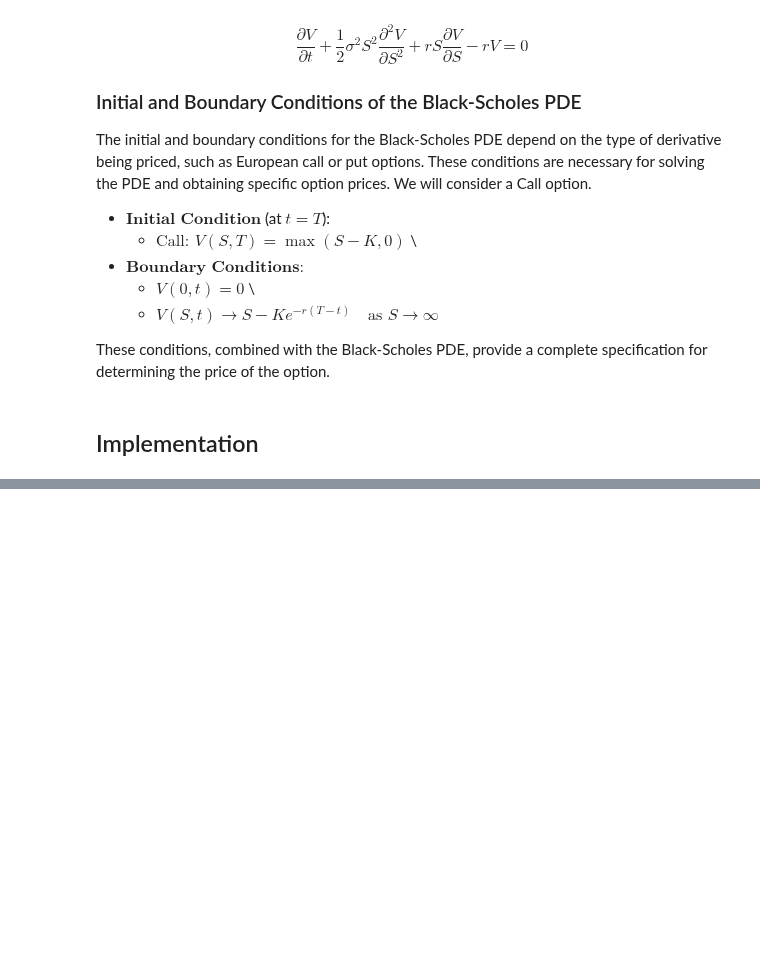
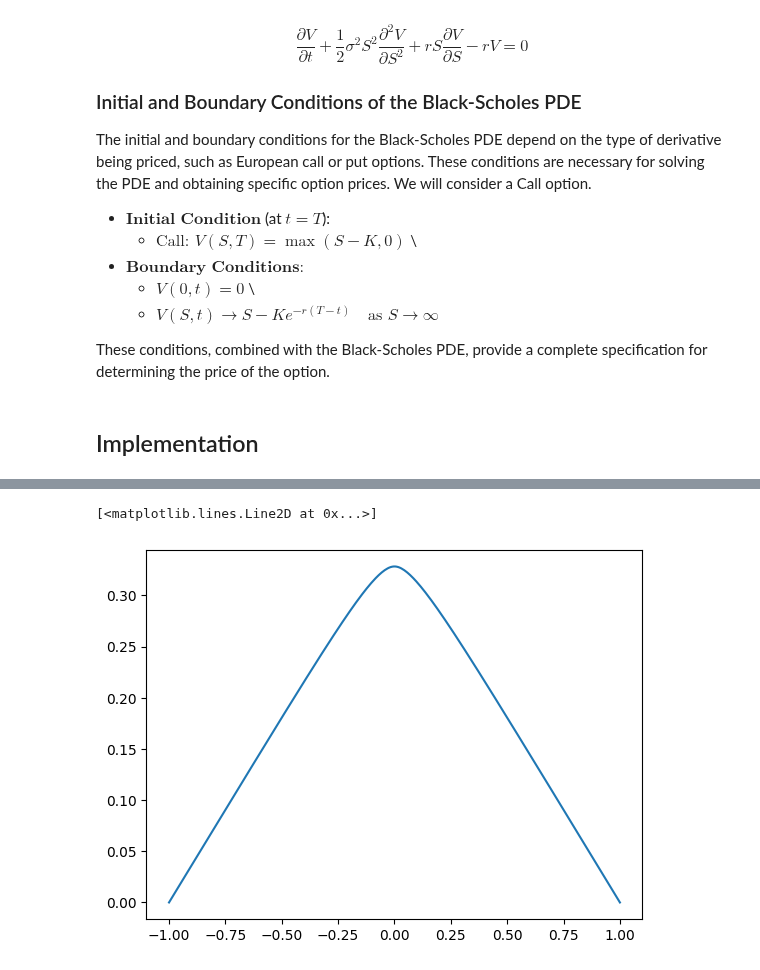
Before and after one commit to aderdouri/PINNs, a Jupyter notebook: Tutorials/PDE_Solvers.ipynb, the cells around one changed output, grey strips where cells are left out. Cells and saved outputs as stored; diff of their text form; code cells hidden in the pictures; blank space fills up the shorter version.

```diff
--- a/Tutorials/PDE_Solvers.ipynb
+++ b/Tutorials/PDE_Solvers.ipynb
@@ -436,0 +136,39 @@ plt.show()
+# %%
+sigma = 1
+mu = 2
+
+def second_order_coeff_fn(t, grid):
+  return [[-sigma**2 / 2]]
+
+def first_order_coeff_fn(t, grid):
+  return [mu]
+
+def inner_second_order_coeff_fn(t, grid):
+  s = grid[0]
+  return [[s**2]]
+
+def inner_first_order_coeff_fn(t, grid):
+  s = grid[0]
+  return [s]
+
+# Provide the missing positional arguments explicitly
+result_value_grid, final_grid, end_time, steps_performed = (
+    pde.fd_solvers.solve_forward(
+        start_time=t_0,  # Start time
+        end_time=t_1,  # End time
+        num_steps=num_time_steps,  # Number of time steps
+        coord_grid=grid,  # Coordinate grid
+        values_grid=initial_value_grid,  # Initial value grid
+        second_order_coeff_fn=second_order_coeff_fn,
+        first_order_coeff_fn=first_order_coeff_fn,
+        inner_second_order_coeff_fn=inner_second_order_coeff_fn,
+        inner_first_order_coeff_fn=inner_first_order_coeff_fn))
+# %%
+import matplotlib.pyplot as plt
+
+xs = final_grid[0].numpy()
+vs = result_value_grid.numpy()
+plt.plot(xs, vs)
+# %% [output]
+[<matplotlib.lines.Line2D at 0x...>]
+[figure, added]
```
Also changed, not shown: parts of 22 cells of this notebook.
